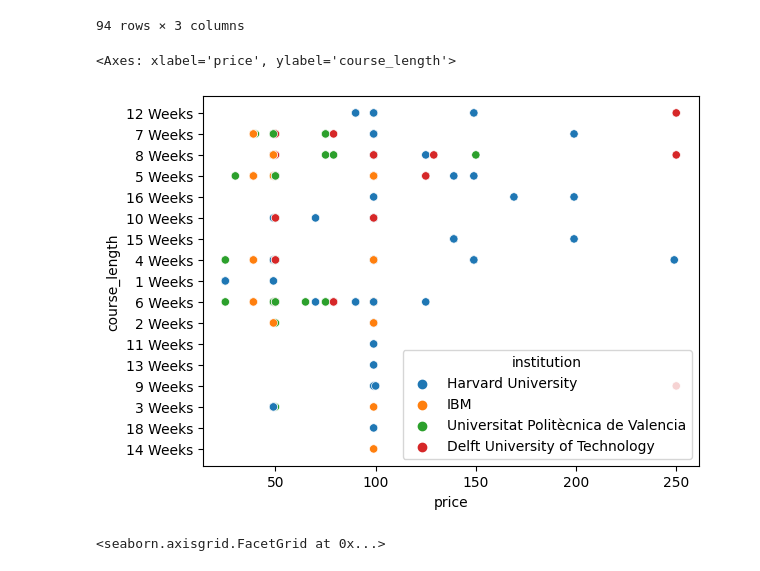
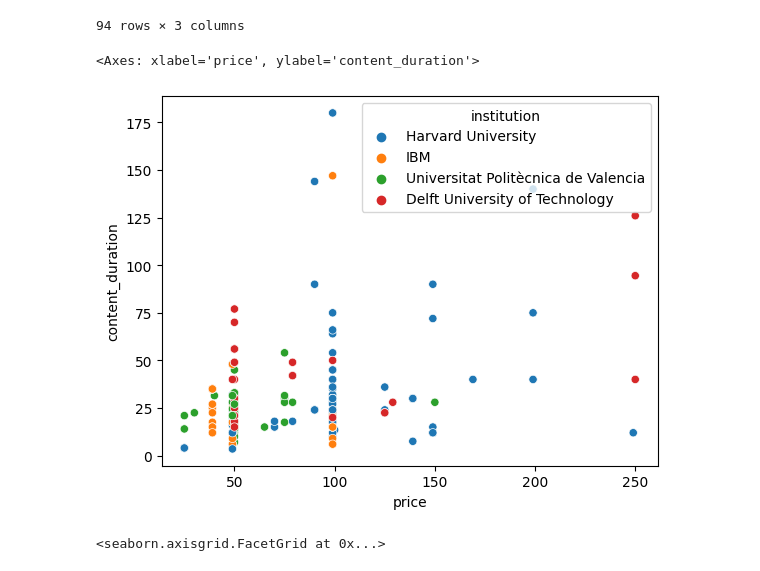
Before and after one commit to fran-as/MOOCs_BA, a Jupyter notebook: EDA_edx_courses.ipynb, the cells around one changed output. Cells and saved outputs as stored; diff of their text form; code cells hidden in the pictures.

```diff
--- a/EDA_edx_courses.ipynb
+++ b/EDA_edx_courses.ipynb
@@ -705,3 +709,8 @@ edx_courses_float['price'] = edx_courses_float['price'].replace(4990.0, 49.90)
+# %%
+edx_courses_float['price'] = edx_courses_float['price'].replace(39960.0, 399.60)
+edx_courses_float['price'] = edx_courses_float['price'].replace(29970.0, 299.70)
+edx_courses_float['price'] = edx_courses_float['price'].replace(4999.0, 499.90)
+edx_courses_float['price'] = edx_courses_float['price'].replace(4990.0, 49.90)
 # %%
 edx_courses= edx_courses_float
 # %%
@@ -860,10 +872,10 @@ eda.get_duplicate_rows(edx_courses, 'institution')
 | 93 | Ural Federal University | 2 | 0.205339 |
 94 rows × 3 columns
 # %%
-sns.scatterplot(x='price', y='course_length',hue='institution', data=edx_courses[edx_courses['institution'].isin(['Harvard University','Universitat Politècnica de Valencia','	Massachusetts Institute of Technology','IBM','Delft University of Technology'])])
+sns.scatterplot(x='price', y='content_duration',hue='institution', data=edx_courses[edx_courses['institution'].isin(['Harvard University','Universitat Politècnica de Valencia','	Massachusetts Institute of Technology','IBM','Delft University of Technology'])])
 # %% [output]
-<Axes: xlabel='price', ylabel='course_length'>
+<Axes: xlabel='price', ylabel='content_duration'>
-[figure, old version]
+[figure, new version]
 # %%
 # Filtro por 'institution':
 filtro_institution = edx_courses[edx_courses['institution'].isin(['Harvard University','Universitat Politècnica de Valencia','Massachusetts Institute of Technology','IBM','Delft University of Technology'])]
```
Also changed, not shown: parts of 13 cells of this notebook, 5 other files.
